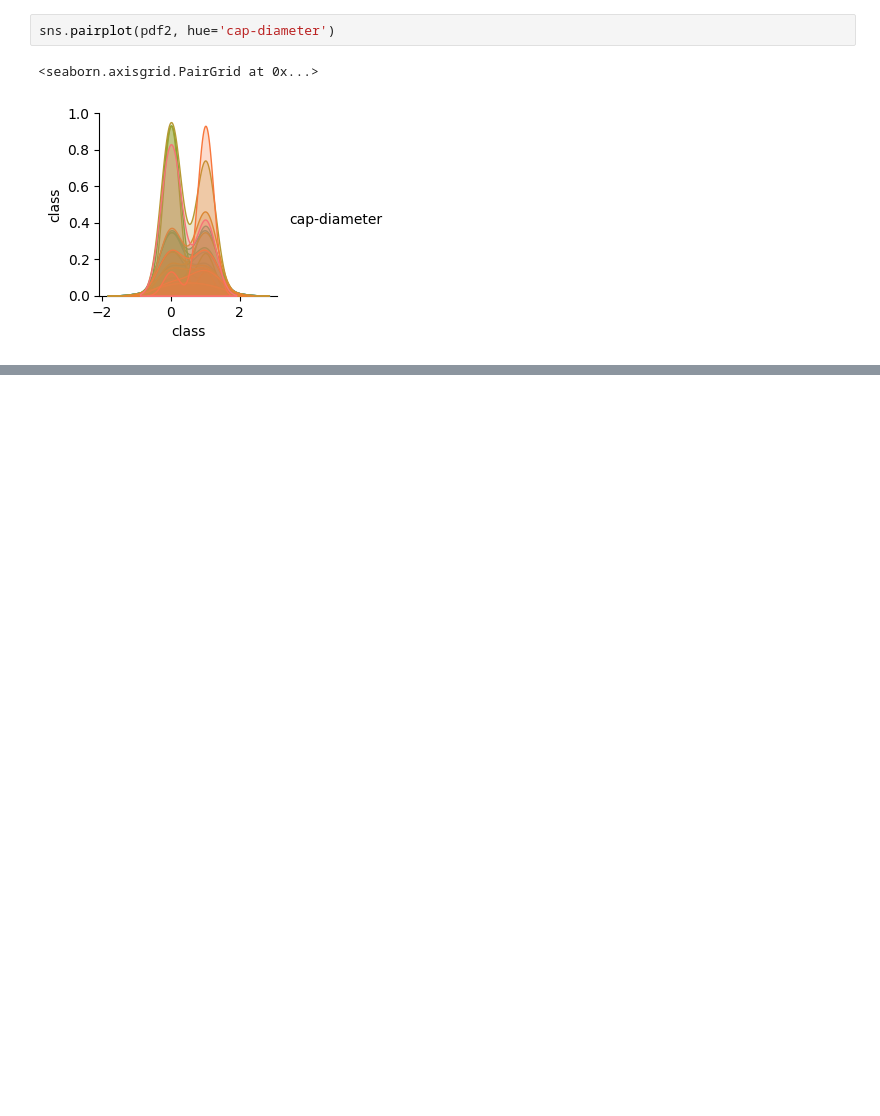
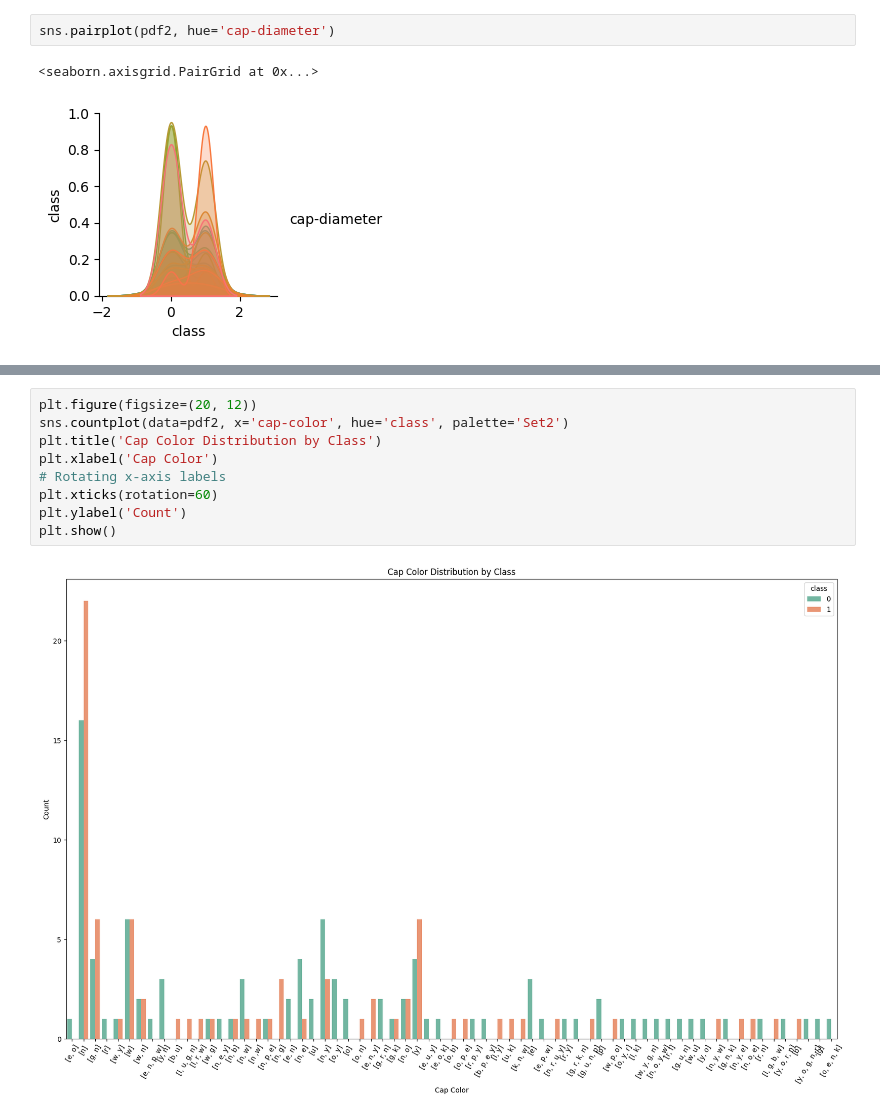
Before and after one commit to arnavkamra14/CSE151A_MushroomAnalysis, a Jupyter notebook: Untitled-1.ipynb, the cells around one changed output, grey strips where cells are left out. Saved outputs shown, nothing was run; the diff lists cells and outputs as text; blank space fills up the shorter version.

```diff
--- a/Untitled-1.ipynb
+++ b/Untitled-1.ipynb
@@ -141,0 +153,11 @@ sns.pairplot(pdf2, hue='cap-diameter')
+# %%
+plt.figure(figsize=(20, 12))
+sns.countplot(data=pdf2, x='cap-color', hue='class', palette='Set2')
+plt.title('Cap Color Distribution by Class')
+plt.xlabel('Cap Color')
+# Rotating x-axis labels
+plt.xticks(rotation=60)
+plt.ylabel('Count')
+plt.show()
+# %% [output]
+[figure, added]
```
Also changed, not shown: parts of 3 cells of this notebook.
